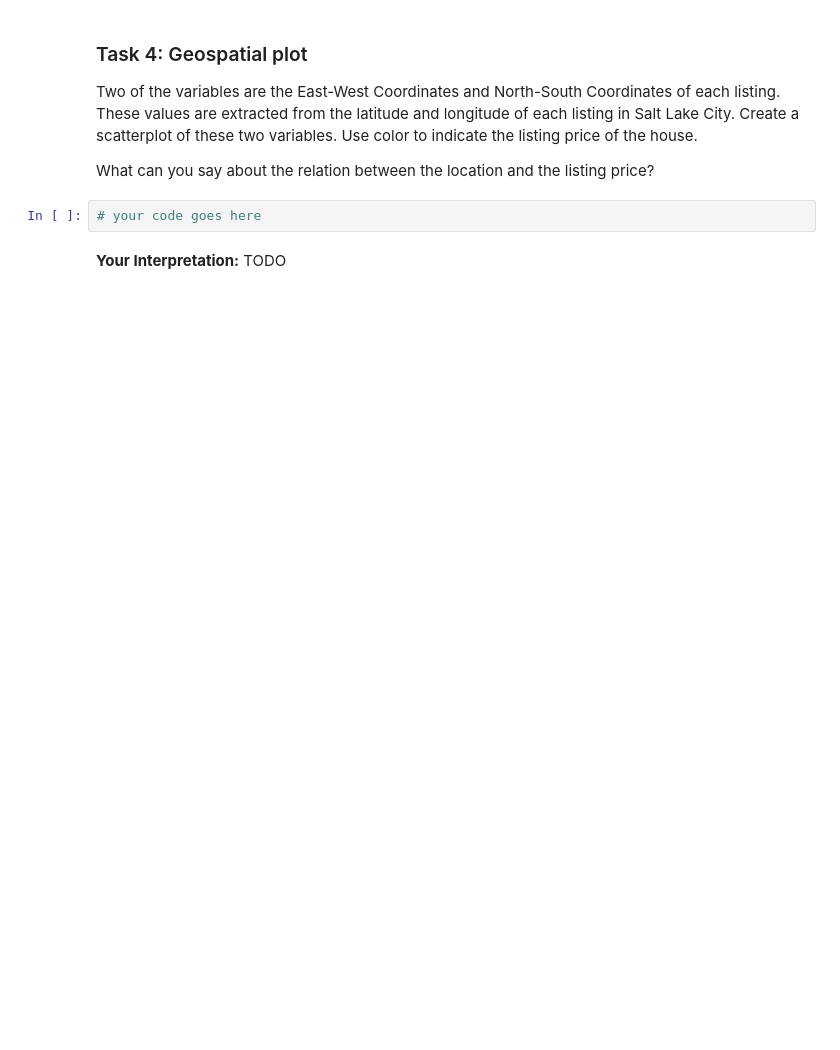
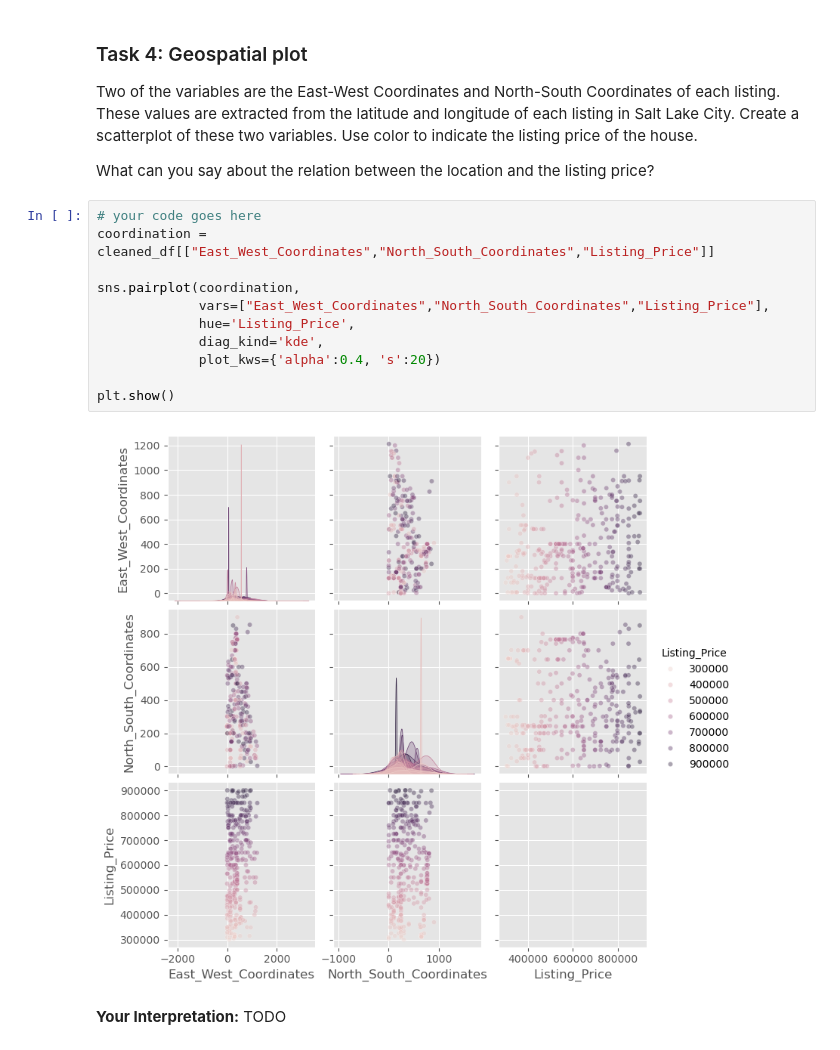
Before and after one commit to Yichun0/2026-datascience-homework, a Jupyter notebook: HW5/HW5.ipynb, the cells around one changed output. Saved outputs shown, nothing was run; the diff lists cells and outputs as text; blank space fills up the shorter version.

```diff
--- a/HW5/HW5.ipynb
+++ b/HW5/HW5.ipynb
@@ -114,7 +321,18 @@ pd.plotting.scatter_matrix(df, figsize=figsize, diagonal='kde', color=type_color
 Two of the variables are the East-West Coordinates and North-South Coordinates of each listing. These values are extracted from the latitude and longitude of each listing in Salt Lake City. Create a scatterplot of these two variables. Use color to indicate the listing price of the house.
 
 What can you say about the relation between the location and the listing price?
-# %%
-# your code goes here
+# %%
+# your code goes here
+coordination = cleaned_df[["East_West_Coordinates","North_South_Coordinates","Listing_Price"]]
+
+sns.pairplot(coordination,
+             vars=["East_West_Coordinates","North_South_Coordinates","Listing_Price"],
+             hue='Listing_Price',
+             diag_kind='kde',
+             plot_kws={'alpha':0.4, 's':20})
+
+plt.show()
+# %% [output]
+[figure, added]
 # %% [markdown]
 **Your Interpretation:** TODO
```
Also changed, not shown: parts of 45 cells of this notebook.
